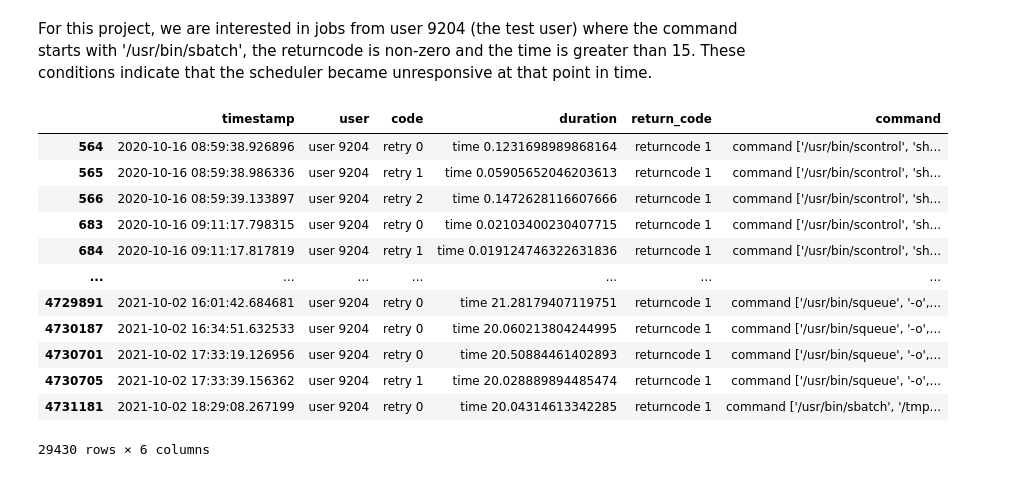
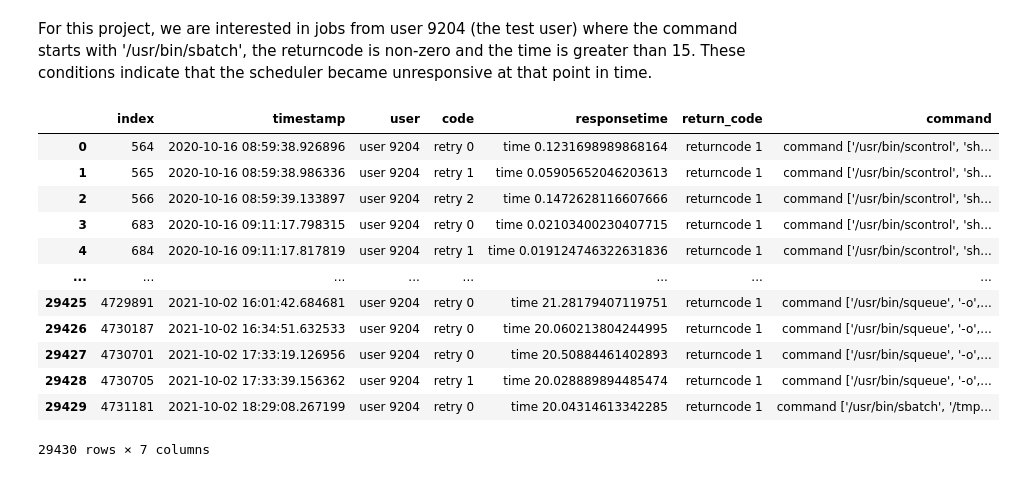
Before and after one commit to nss-data-science-cohort-8/accre-mashed-potatoes, a Jupyter notebook: notebooks/accre_maria.ipynb, the cells around one changed output. Cells and saved outputs as stored; diff of their text form; code cells hidden in the pictures.

```diff
--- a/notebooks/accre_maria.ipynb
+++ b/notebooks/accre_maria.ipynb
@@ -279,7 +250,7 @@ The slurm_wrapper_ce5.log and slurm_wrapper_ce6.log files contain logs of jobs s
 # %%
 ce5 = pd.read_csv('../data/slurm_wrapper_ce5.log',
                   header=None,
-                  names=['timestamp', 'user', 'code', 'duration', 'return_code', 'command'],
+                  names=['timestamp', 'user', 'code', 'responsetime', 'return_code', 'command'],
                   delimiter=' - ',
                   engine='python',)
 
@@ -348,19 +269,19 @@ ce5.shape
 # %% [markdown]
 For this project, we are interested in jobs from user 9204 (the test user) where the command starts with '/usr/bin/sbatch', the returncode is non-zero and the time is greater than 15. These conditions indicate that the scheduler became unresponsive at that point in time.
 # %%
-ce5_user9204 = ce5.loc[(ce5['user'] == 'user 9204') & (ce5['return_code'] != 'returncode 0')]
+ce5_user9204 = ce5.loc[(ce5['user'] == 'user 9204') & (ce5['return_code'] != 'returncode 0')].reset_index()
 ce5_user9204
 # %% [output]
-|  | timestamp | user | code | duration | return_code | command |
-| 564 | 2020-10-16 08:59:38.926896 | user 9204 | retry 0 | time 0.1231698989868164 | returncode 1 | command ['/usr/bin/scontrol', 'sh... |
-| 565 | 2020-10-16 08:59:38.986336 | user 9204 | retry 1 | time 0.05905652046203613 | returncode 1 | command ['/usr/bin/scontrol', 'sh... |
-| 566 | 2020-10-16 08:59:39.133897 | user 9204 | retry 2 | time 0.1472628116607666 | returncode 1 | command ['/usr/bin/scontrol', 'sh... |
-| 683 | 2020-10-16 09:11:17.798315 | user 9204 | retry 0 | time 0.02103400230407715 | returncode 1 | command ['/usr/bin/scontrol', 'sh... |
-| 684 | 2020-10-16 09:11:17.817819 | user 9204 | retry 1 | time 0.019124746322631836 | returncode 1 | command ['/usr/bin/scontrol', 'sh... |
-| ... | ... | ... | ... | ... | ... | ... |
-| 4729891 | 2021-10-02 16:01:42.684681 | user 9204 | retry 0 | time 21.28179407119751 | returncode 1 | command ['/usr/bin/squeue', '-o',... |
-| 4730187 | 2021-10-02 16:34:51.632533 | user 9204 | retry 0 | time 20.060213804244995 | returncode 1 | command ['/usr/bin/squeue', '-o',... |
-| 4730701 | 2021-10-02 17:33:19.126956 | user 9204 | retry 0 | time 20.50884461402893 | returncode 1 | command ['/usr/bin/squeue', '-o',... |
-| 4730705 | 2021-10-02 17:33:39.156362 | user 9204 | retry 1 | time 20.028889894485474 | returncode 1 | command ['/usr/bin/squeue', '-o',... |
-| 4731181 | 2021-10-02 18:29:08.267199 | user 9204 | retry 0 | time 20.04314613342285 | returncode 1 | command ['/usr/bin/sbatch', '/tmp... |
+|  | index | timestamp | user | code | responsetime | return_code | command |
+| 0 | 564 | 2020-10-16 08:59:38.926896 | user 9204 | retry 0 | time 0.1231698989868164 | returncode 1 | command ['/usr/bin/scontrol', 'sh... |
+| 1 | 565 | 2020-10-16 08:59:38.986336 | user 9204 | retry 1 | time 0.05905652046203613 | returncode 1 | command ['/usr/bin/scontrol', 'sh... |
+| 2 | 566 | 2020-10-16 08:59:39.133897 | user 9204 | retry 2 | time 0.1472628116607666 | returncode 1 | command ['/usr/bin/scontrol', 'sh... |
+| 3 | 683 | 2020-10-16 09:11:17.798315 | user 9204 | retry 0 | time 0.02103400230407715 | returncode 1 | command ['/usr/bin/scontrol', 'sh... |
+| 4 | 684 | 2020-10-16 09:11:17.817819 | user 9204 | retry 1 | time 0.019124746322631836 | returncode 1 | command ['/usr/bin/scontrol', 'sh... |
+| ... | ... | ... | ... | ... | ... | ... | ... |
+| 29425 | 4729891 | 2021-10-02 16:01:42.684681 | user 9204 | retry 0 | time 21.28179407119751 | returncode 1 | command ['/usr/bin/squeue', '-o',... |
+| 29426 | 4730187 | 2021-10-02 16:34:51.632533 | user 9204 | retry 0 | time 20.060213804244995 | returncode 1 | command ['/usr/bin/squeue', '-o',... |
+| 29427 | 4730701 | 2021-10-02 17:33:19.126956 | user 9204 | retry 0 | time 20.50884461402893 | returncode 1 | command ['/usr/bin/squeue', '-o',... |
+| 29428 | 4730705 | 2021-10-02 17:33:39.156362 | user 9204 | retry 1 | time 20.028889894485474 | returncode 1 | command ['/usr/bin/squeue', '-o',... |
+| 29429 | 4731181 | 2021-10-02 18:29:08.267199 | user 9204 | retry 0 | time 20.04314613342285 | returncode 1 | command ['/usr/bin/sbatch', '/tmp... |
-29430 rows × 6 columns
+29430 rows × 7 columns
```
Also changed, not shown: parts of 36 cells of this notebook.
